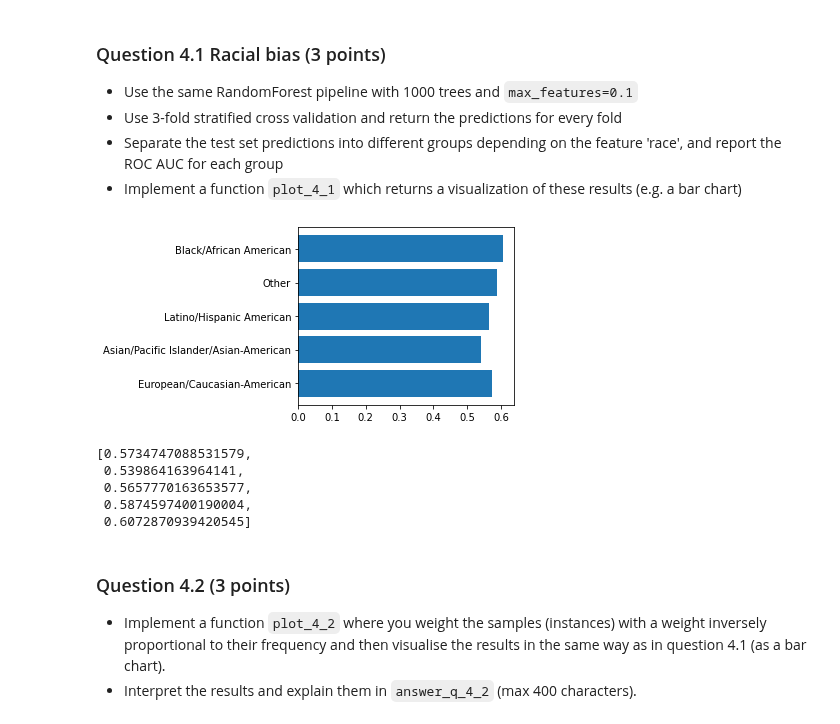
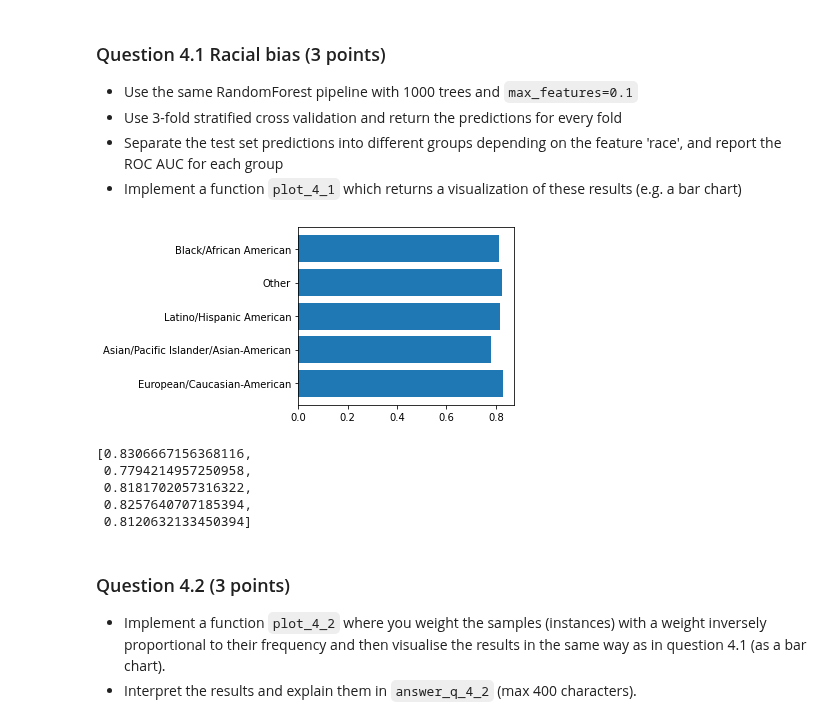
Before and after one commit to tomdewildt/data-mining, a Jupyter notebook: assignments/Assignment 2 - Model Solution.ipynb, the cells around one changed output. Drawn from its saved outputs; the diff is of its cells as text; code cells hidden in the pictures.

```diff
--- a/assignments/Assignment 2 - Model Solution.ipynb
+++ b/assignments/Assignment 2 - Model Solution.ipynb
@@ -820,36 +833,36 @@ def plot_4_1(X, y):
 # %%
 # MODEL SOLUTION
 from sklearn.metrics import roc_auc_score, accuracy_score, recall_score
 from sklearn.model_selection import cross_val_predict
 def plot_4_1(X,y,sample_weights=None):
     pipe = flexible_pipeline(X, RandomForestClassifier(n_estimators=1000, max_features=0.1, random_state=1), scaler=None)
     races = X['race'].value_counts().index.to_list()
     if sample_weights: # For Q4.2
-        predictions = cross_val_predict(pipe, X, y, cv=3, fit_params={"randomforestclassifier__sample_weight":sample_weights})
+        predictions = cross_val_predict(pipe, X, y, cv=3, method='predict_proba', fit_params={"randomforestclassifier__sample_weight":sample_weights})
     else:
-        predictions = cross_val_predict(pipe, X, y, cv=3)
+        predictions = cross_val_predict(pipe, X, y, cv=3, method='predict_proba')
 
     labels = []
     scores = []
     for r in races:
         labels.append(r)
-        scores.append(roc_auc_score(y[X.race == r], predictions[X.race == r]))
+        scores.append(roc_auc_score(y[X.race == r], predictions[X.race == r][:,1]))
     fig, ax = plt.subplots(figsize=(6, 3))
     ax.barh(labels, scores)
     ax.set_yticklabels(labels)
     fig.tight_layout()
     plt.show()
 
     return scores
 
 plot_4_1(X,y)
 # %% [output]
-[figure, old version]
+[figure, new version]
-[0.5734747088531579,
- 0.539864163964141,
- 0.5657770163653577,
- 0.5874597400190004,
- 0.6072870939420545]
+[0.8306667156368116,
+ 0.7794214957250958,
+ 0.8181702057316322,
+ 0.8257640707185394,
+ 0.8120632133450394]
 # %% [markdown]
 ### Question 4.2 (3 points)
 * Implement a function `plot_4_2` where you weight the samples (instances) with a weight inversely proportional to their frequency and then visualise the results in the same way as in question 4.1 (as a bar chart).
```
Also changed, not shown: parts of 12 cells of this notebook, 1 other file.
